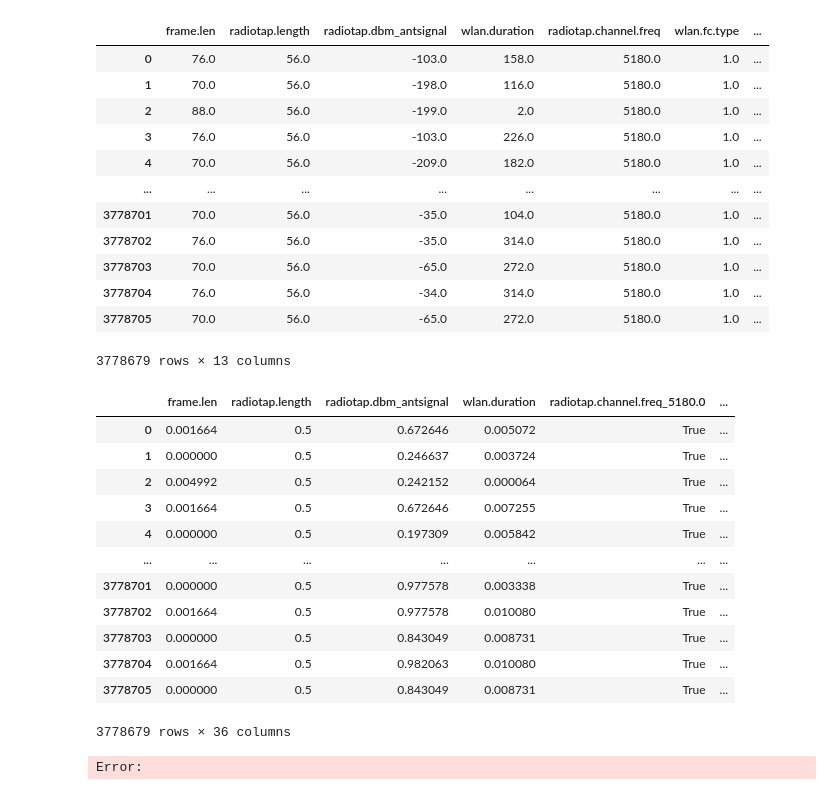
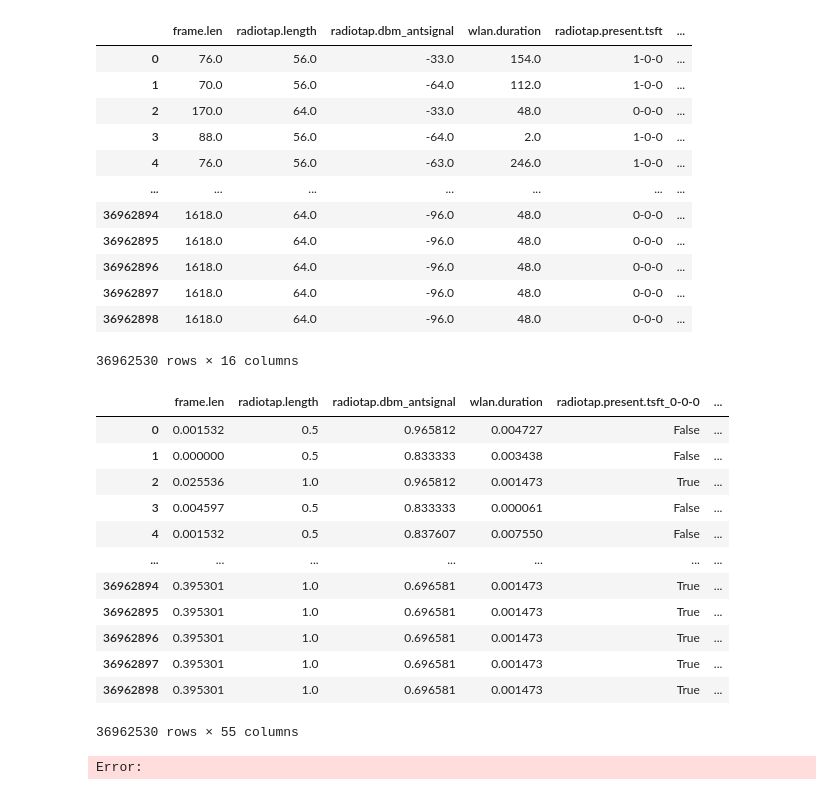
Before and after one commit to ertugrulgacal/wlan-ids, a Jupyter notebook: test.ipynb, the cells around one changed output. Saved outputs shown, nothing was run; the diff lists cells and outputs as text; code cells hidden in the pictures.

```diff
--- a/test.ipynb
+++ b/test.ipynb
@@ -16,18 +16,16 @@ from sklearn.ensemble import RandomForestClassifier
 
 from sklearn.metrics import accuracy_score, classification_report
 # %%
-# Specify the folder path
-folder_path = "/Users/egkubo/AWID/AWID3_Dataset_CSV/CSV/12.Evil_Twin"
+main_folder_path = "/Users/egkubo/AWID/AWID3_Dataset_CSV/CSV"
+columns_to_read = ['frame.len', 'radiotap.length', 'radiotap.dbm_antsignal', 'wlan.duration', 'radiotap.present.tsft', 'radiotap.channel.freq', 'radiotap.channel.flags.cck', 'radiotap.channel.flags.ofdm', 'wlan.fc.type', 'wlan.fc.subtype', 'wlan.fc.ds', 'wlan.fc.frag', 'wlan.fc.retry', 'wlan.fc.pwrmgt', 'wlan.fc.moredata', 'wlan.fc.protected', 'Label']
 
-# Use glob to get a list of all CSV files in the folder
-csv_files = glob.glob(f"{folder_path}/*.csv")
+csv_files = glob.glob(f"{main_folder_path}/**/*.csv", recursive=True)
 
-# Initialize an empty list to store individual DataFrames
 dfs = []
 
 # Loop through each CSV file, read it into a DataFrame, and append it to the list
 for csv_file in csv_files:
-    df = pd.read_csv(csv_file)
+    df = pd.read_csv(csv_file, usecols=columns_to_read, low_memory=False)
     dfs.append(df)
 
 # Concatenate all DataFrames in the list into a single DataFrame
@@ -36,10 +48,10 @@ data
 # %%
-data_modified = data.loc[:, ['frame.len', 'radiotap.length', 'radiotap.dbm_antsignal', 'wlan.duration', 'radiotap.channel.freq', 'wlan.fc.type', 'wlan.fc.subtype', 'wlan.fc.ds', 'wlan.fc.frag', 'wlan.fc.retry', 'wlan.fc.pwrmgt', 'wlan.fc.moredata', 'wlan.fc.protected', 'Label']]
+data_modified = data.loc[:, ['frame.len', 'radiotap.length', 'radiotap.dbm_antsignal', 'wlan.duration', 'radiotap.present.tsft', 'radiotap.channel.freq', 'radiotap.channel.flags.cck', 'radiotap.channel.flags.ofdm', 'wlan.fc.type', 'wlan.fc.subtype', 'wlan.fc.ds', 'wlan.fc.frag', 'wlan.fc.retry', 'wlan.fc.pwrmgt', 'wlan.fc.moredata', 'wlan.fc.protected', 'Label']]
 
 data_modified = data_modified.replace(r'^\s*$', pd.NA, regex=True)
 data_cleaned = data_modified.dropna()
 # %%
-X = data_cleaned.loc[:, ['frame.len', 'radiotap.length', 'radiotap.dbm_antsignal', 'wlan.duration', 'radiotap.channel.freq', 'wlan.fc.type', 'wlan.fc.subtype', 'wlan.fc.ds', 'wlan.fc.frag', 'wlan.fc.retry', 'wlan.fc.pwrmgt', 'wlan.fc.moredata', 'wlan.fc.protected']]
+X = data_cleaned.loc[:, ['frame.len', 'radiotap.length', 'radiotap.dbm_antsignal', 'wlan.duration', 'radiotap.present.tsft', 'radiotap.channel.freq', 'radiotap.channel.flags.cck', 'radiotap.channel.flags.ofdm', 'wlan.fc.type', 'wlan.fc.subtype', 'wlan.fc.ds', 'wlan.fc.frag', 'wlan.fc.retry', 'wlan.fc.pwrmgt', 'wlan.fc.moredata', 'wlan.fc.protected']]
 y = data_cleaned[['Label']]
 X
 # radiotap.present.tsft geri eklemeyi unutma
@@ -74,50 +86,50 @@ def convert_to_integer(value): # Function to cover the cases where there are mul
 X['radiotap.dbm_antsignal'] = X['radiotap.dbm_antsignal'].apply(convert_to_integer)
 X
 # %% [output]
-|  | frame.len | radiotap.length | radiotap.dbm_antsignal | wlan.duration | radiotap.channel.freq | wlan.fc.type | ... |
-| 0 | 76.0 | 56.0 | -103.0 | 158.0 | 5180.0 | 1.0 | ... |
-| 1 | 70.0 | 56.0 | -198.0 | 116.0 | 5180.0 | 1.0 | ... |
-| 2 | 88.0 | 56.0 | -199.0 | 2.0 | 5180.0 | 1.0 | ... |
-| 3 | 76.0 | 56.0 | -103.0 | 226.0 | 5180.0 | 1.0 | ... |
-| 4 | 70.0 | 56.0 | -209.0 | 182.0 | 5180.0 | 1.0 | ... |
-| ... | ... | ... | ... | ... | ... | ... | ... |
-| 3778701 | 70.0 | 56.0 | -35.0 | 104.0 | 5180.0 | 1.0 | ... |
-| 3778702 | 76.0 | 56.0 | -35.0 | 314.0 | 5180.0 | 1.0 | ... |
-| 3778703 | 70.0 | 56.0 | -65.0 | 272.0 | 5180.0 | 1.0 | ... |
-| 3778704 | 76.0 | 56.0 | -34.0 | 314.0 | 5180.0 | 1.0 | ... |
-| 3778705 | 70.0 | 56.0 | -65.0 | 272.0 | 5180.0 | 1.0 | ... |
+|  | frame.len | radiotap.length | radiotap.dbm_antsignal | wlan.duration | radiotap.present.tsft | ... |
+| 0 | 76.0 | 56.0 | -33.0 | 154.0 | 1-0-0 | ... |
+| 1 | 70.0 | 56.0 | -64.0 | 112.0 | 1-0-0 | ... |
+| 2 | 170.0 | 64.0 | -33.0 | 48.0 | 0-0-0 | ... |
+| 3 | 88.0 | 56.0 | -64.0 | 2.0 | 1-0-0 | ... |
+| 4 | 76.0 | 56.0 | -63.0 | 246.0 | 1-0-0 | ... |
+| ... | ... | ... | ... | ... | ... | ... |
+| 36962894 | 1618.0 | 64.0 | -96.0 | 48.0 | 0-0-0 | ... |
+| 36962895 | 1618.0 | 64.0 | -96.0 | 48.0 | 0-0-0 | ... |
+| 36962896 | 1618.0 | 64.0 | -96.0 | 48.0 | 0-0-0 | ... |
+| 36962897 | 1618.0 | 64.0 | -96.0 | 48.0 | 0-0-0 | ... |
+| 36962898 | 1618.0 | 64.0 | -96.0 | 48.0 | 0-0-0 | ... |
-3778679 rows × 13 columns
+36962530 rows × 16 columns
 # %%
 # Columns for min-max scaling
 columns_to_scale = ['frame.len', 'radiotap.length', 'radiotap.dbm_antsignal', 'wlan.duration']
 
 # Columns for one-hot encoding (excluding the ones to be scaled)
 columns_to_one_hot_encode = [col for col in X.columns if col not in columns_to_scale]
 
 # Min-max scaling
 scaler = MinMaxScaler()
-X_scaled = X.copy()  # Create a copy to avoid modifying the original DataFrame
+X_scaled = X  # Create a copy to avoid modifying the original DataFrame
 X_scaled[columns_to_scale] = scaler.fit_transform(X_scaled[columns_to_scale])
 
 # One-hot encoding
 X_encoded = pd.get_dummies(X_scaled, columns=columns_to_one_hot_encode)
 
 # Display the preprocessed DataFrame
 X_encoded
 # %% [output]
-|  | frame.len | radiotap.length | radiotap.dbm_antsignal | wlan.duration | radiotap.channel.freq_5180.0 | ... |
-| 0 | 0.001664 | 0.5 | 0.672646 | 0.005072 | True | ... |
-| 1 | 0.000000 | 0.5 | 0.246637 | 0.003724 | True | ... |
-| 2 | 0.004992 | 0.5 | 0.242152 | 0.000064 | True | ... |
-| 3 | 0.001664 | 0.5 | 0.672646 | 0.007255 | True | ... |
-| 4 | 0.000000 | 0.5 | 0.197309 | 0.005842 | True | ... |
+|  | frame.len | radiotap.length | radiotap.dbm_antsignal | wlan.duration | radiotap.present.tsft_0-0-0 | ... |
+| 0 | 0.001532 | 0.5 | 0.965812 | 0.004727 | False | ... |
+| 1 | 0.000000 | 0.5 | 0.833333 | 0.003438 | False | ... |
+| 2 | 0.025536 | 1.0 | 0.965812 | 0.001473 | True | ... |
+| 3 | 0.004597 | 0.5 | 0.833333 | 0.000061 | False | ... |
+| 4 | 0.001532 | 0.5 | 0.837607 | 0.007550 | False | ... |
 | ... | ... | ... | ... | ... | ... | ... |
-| 3778701 | 0.000000 | 0.5 | 0.977578 | 0.003338 | True | ... |
-| 3778702 | 0.001664 | 0.5 | 0.977578 | 0.010080 | True | ... |
-| 3778703 | 0.000000 | 0.5 | 0.843049 | 0.008731 | True | ... |
-| 3778704 | 0.001664 | 0.5 | 0.982063 | 0.010080 | True | ... |
-| 3778705 | 0.000000 | 0.5 | 0.843049 | 0.008731 | True | ... |
+| 36962894 | 0.395301 | 1.0 | 0.696581 | 0.001473 | True | ... |
+| 36962895 | 0.395301 | 1.0 | 0.696581 | 0.001473 | True | ... |
+| 36962896 | 0.395301 | 1.0 | 0.696581 | 0.001473 | True | ... |
+| 36962897 | 0.395301 | 1.0 | 0.696581 | 0.001473 | True | ... |
+| 36962898 | 0.395301 | 1.0 | 0.696581 | 0.001473 | True | ... |
-3778679 rows × 36 columns
+36962530 rows × 55 columns
 # %%
 X_train, X_test, y_train, y_test = train_test_split(X_encoded, y, test_size=0.2, random_state=41)
 # %%
```
Also changed, not shown: parts of 2 cells of this notebook.
